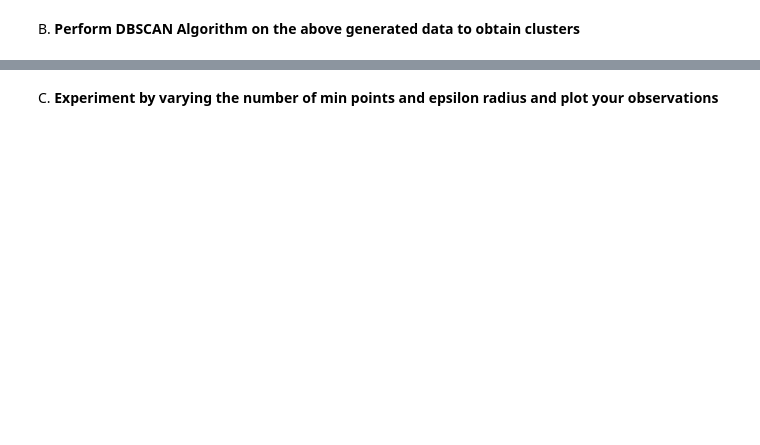
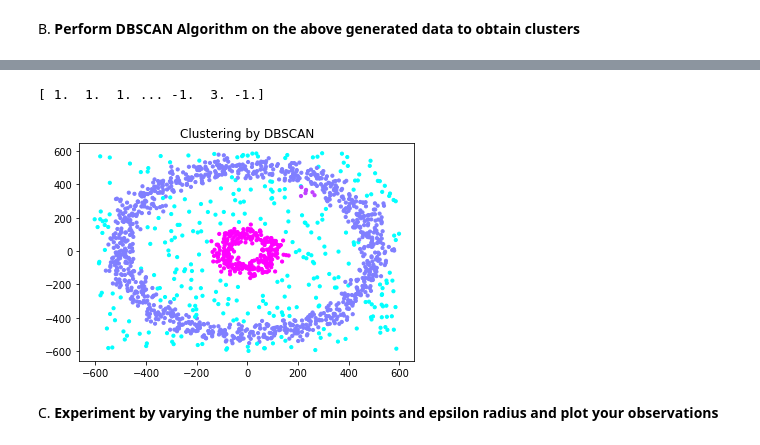
Before and after one commit to Whitelisted2/EE413-PRML-Lab, a Jupyter notebook: Assignment-7-Clustering2/Solved/Lab_5_CLustering_Part_2.ipynb, the cells around one changed output, grey strips where cells are left out. Cells and saved outputs as stored; diff of their text form; code cells hidden in the pictures; blank space fills up the shorter version.

```diff
--- a/Assignment-7-Clustering2/Solved/Lab_5_CLustering_Part_2.ipynb
+++ b/Assignment-7-Clustering2/Solved/Lab_5_CLustering_Part_2.ipynb
@@ -34,0 +58,57 @@ numbrer of outliers found: 226
+# %%
+## Write your code here
+
+eps = 30
+minpts = 5
+x = np.array(data)
+
+def getNeighbours(x, i, eps):
+    neighbours = []
+    for j in range(0, len(x)):
+        # If d<eps , add it to the neighbors list.
+        if np.linalg.norm(x[i] - x[j]) < eps:
+           neighbours.append(j)
+    return neighbours
+
+def populateCluster(x, seed, labels, cluster_id, neighbours, eps, minpts):
+    labels[seed] = cluster_id
+    i = 0
+    while i < len(neighbours):              # sort of Breadth-First-Search
+        j = neighbours[i]
+        if labels[j] == -1:                 # was earlier labelled as noise
+            labels[j] = cluster_id
+        elif labels[j] == 0:                # undiscovered point
+            labels[j] = cluster_id
+            jNeighbours = getNeighbours(x, j, eps)
+            if len(jNeighbours) >= minpts:  # else it's a border point!
+                neighbours = neighbours + jNeighbours
+        i = i + 1
+
+
+
+def MyDBSCAN(eps, minpts, x):
+    labels = np.zeros((x.shape[0]))
+    # print(labels)
+    cluster_id = 0
+    for i in range(len(x)):
+        if labels[i] != 0:
+            continue
+        neighbours = getNeighbours(x, i, eps)
+        if len(neighbours) < minpts:
+            labels[i] = -1         # noise:-1, not considered:0
+        else:
+            cluster_id = cluster_id + 1
+            populateCluster(x, i, labels, cluster_id, neighbours, eps, minpts)
+    return labels
+
+# function call
+pred_labels = MyDBSCAN(eps, minpts, x)
+
+print(pred_labels)
+plt.figure()
+plt.scatter(x[:,0], x[:,1], c=pred_labels, s=10, cmap = 'cool');
+plt.title("Clustering by DBSCAN")
+plt.show()
+# %% [output]
+[ 1.  1.  1. ... -1.  3. -1.]
+[figure, added]
```
Also changed, not shown: parts of 13 cells of this notebook.
